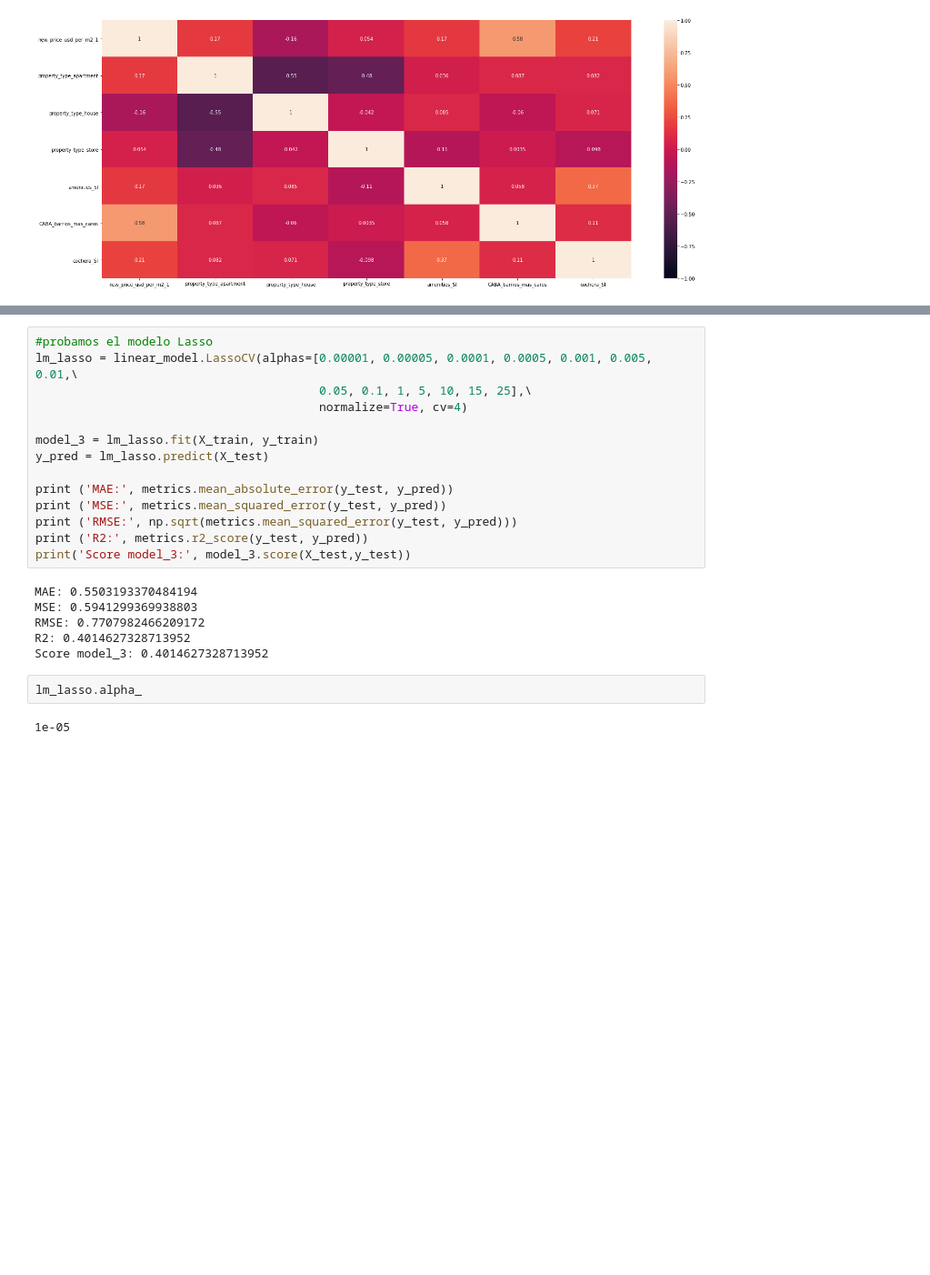
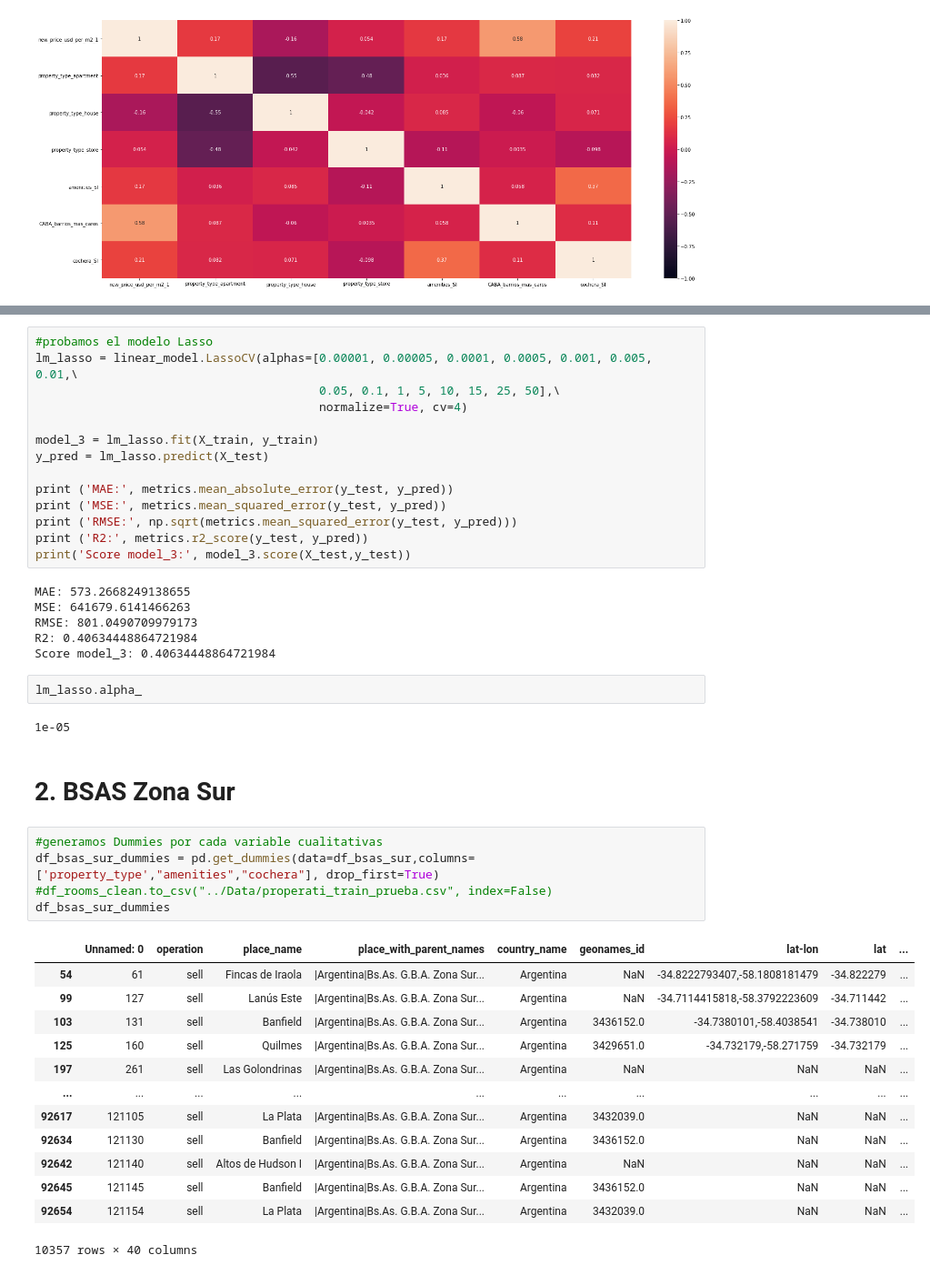
Before and after one commit to giustipatricio/grupo4-1120_ed_13, a Jupyter notebook: Entrega 2/Entrega 2.ipynb, the cells around one changed output, grey strips where cells are left out. Shown at 91% size. Cells and saved outputs as stored; diff of their text form; blank space fills up the shorter version.

```diff
--- a/Entrega 2/Entrega 2.ipynb
+++ b/Entrega 2/Entrega 2.ipynb
@@ -314,7 +311,7 @@ lm_ridge.alpha_
 # %%
 #probamos el modelo Lasso
 lm_lasso = linear_model.LassoCV(alphas=[0.00001, 0.00005, 0.0001, 0.0005, 0.001, 0.005, 0.01,\
-                                        0.05, 0.1, 1, 5, 10, 15, 25],\
+                                        0.05, 0.1, 1, 5, 10, 15, 25, 50],\
                                         normalize=True, cv=4)
 
 model_3 = lm_lasso.fit(X_train, y_train)
@@ -326,12 +323,33 @@ print ('RMSE:', np.sqrt(metrics.mean_squared_error(y_test, y_pred)))
 print ('R2:', metrics.r2_score(y_test, y_pred))
 print('Score model_3:', model_3.score(X_test,y_test))
 # %% [output]
-MAE: 0.5503193370484194
-MSE: 0.5941299369938803
-RMSE: 0.7707982466209172
-R2: 0.4014627328713952
-Score model_3: 0.4014627328713952
+MAE: 573.2668249138655
+MSE: 641679.6141466263
+RMSE: 801.0490709979173
+R2: 0.40634448864721984
+Score model_3: 0.40634448864721984
 # %%
 lm_lasso.alpha_
 # %% [output]
 1e-05
+# %% [markdown]
+# 2. BSAS Zona Sur
+# %%
+#generamos Dummies por cada variable cualitativas
+df_bsas_sur_dummies = pd.get_dummies(data=df_bsas_sur,columns=['property_type',"amenities","cochera"], drop_first=True)
+#df_rooms_clean.to_csv("../Data/properati_train_prueba.csv", index=False)
+df_bsas_sur_dummies
+# %% [output]
+|  | Unnamed: 0 | operation | place_name | place_with_parent_names | country_name | geonames_id | lat-lon | lat | ... |
+| 54 | 61 | sell | Fincas de Iraola | |Argentina|Bs.As. G.B.A. Zona Sur... | Argentina | NaN | -34.8222793407,-58.1808181479 | -34.822279 | ... |
+| 99 | 127 | sell | Lanús Este | |Argentina|Bs.As. G.B.A. Zona Sur... | Argentina | NaN | -34.7114415818,-58.3792223609 | -34.711442 | ... |
+| 103 | 131 | sell | Banfield | |Argentina|Bs.As. G.B.A. Zona Sur... | Argentina | 3436152.0 | -34.7380101,-58.4038541 | -34.738010 | ... |
+| 125 | 160 | sell | Quilmes | |Argentina|Bs.As. G.B.A. Zona Sur... | Argentina | 3429651.0 | -34.732179,-58.271759 | -34.732179 | ... |
+| 197 | 261 | sell | Las Golondrinas | |Argentina|Bs.As. G.B.A. Zona Sur... | Argentina | NaN | NaN | NaN | ... |
+| ... | ... | ... | ... | ... | ... | ... | ... | ... | ... |
+| 92617 | 121105 | sell | La Plata | |Argentina|Bs.As. G.B.A. Zona Sur... | Argentina | 3432039.0 | NaN | NaN | ... |
+| 92634 | 121130 | sell | Banfield | |Argentina|Bs.As. G.B.A. Zona Sur... | Argentina | 3436152.0 | NaN | NaN | ... |
+| 92642 | 121140 | sell | Altos de Hudson I | |Argentina|Bs.As. G.B.A. Zona Sur... | Argentina | NaN | NaN | NaN | ... |
+| 92645 | 121145 | sell | Banfield | |Argentina|Bs.As. G.B.A. Zona Sur... | Argentina | 3436152.0 | NaN | NaN | ... |
+| 92654 | 121154 | sell | La Plata | |Argentina|Bs.As. G.B.A. Zona Sur... | Argentina | 3432039.0 | NaN | NaN | ... |
+10357 rows × 40 columns
```
Also changed, not shown: parts of 16 cells of this notebook.
